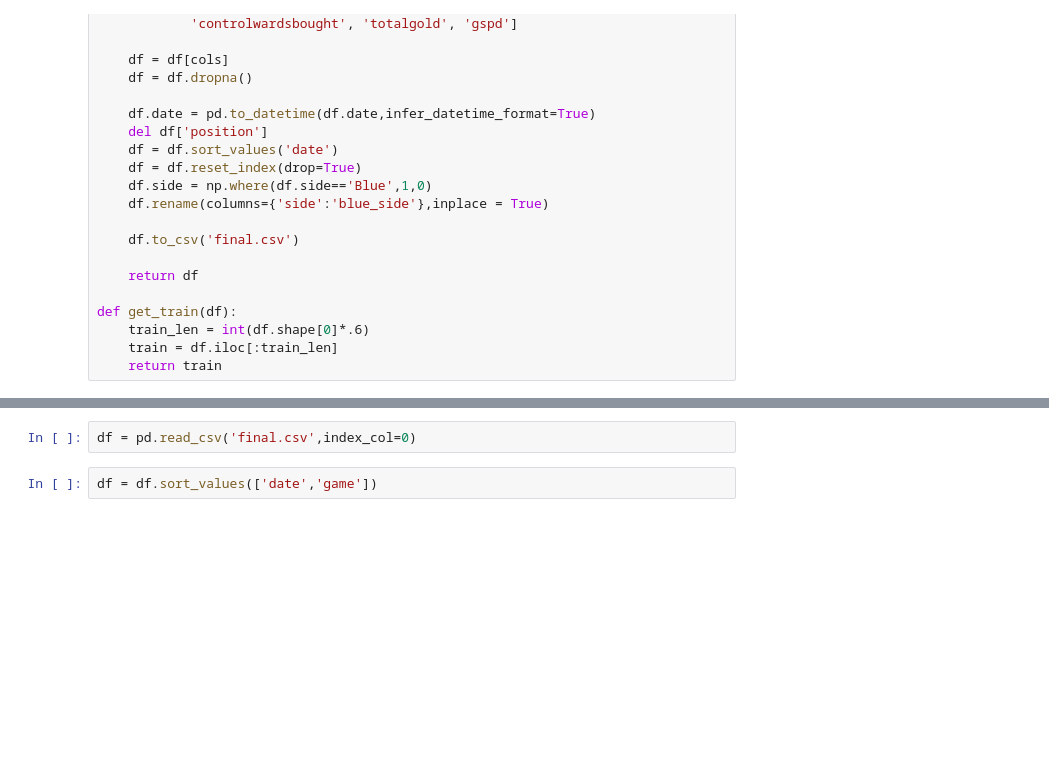
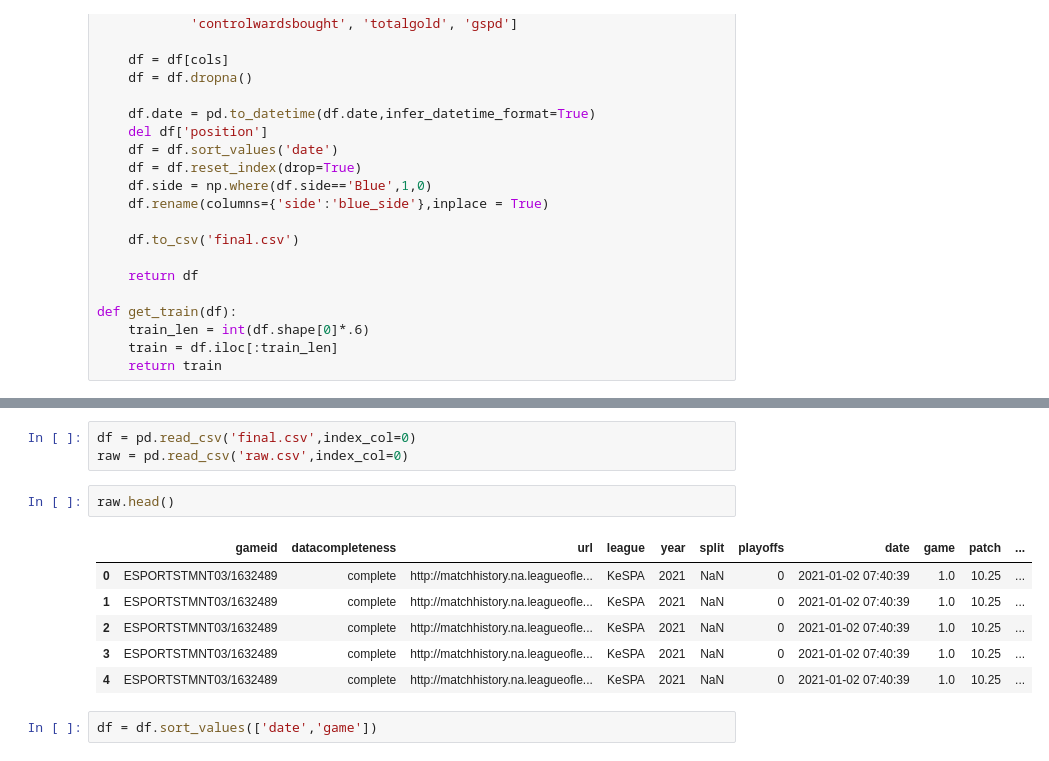
Before and after one commit to richie-p-meyer/league, a Jupyter notebook: scratch.ipynb, the cells around one changed output, grey strips where cells are left out. Drawn from its saved outputs; the diff is of its cells as text; blank space fills up the shorter version.

```diff
--- a/scratch.ipynb
+++ b/scratch.ipynb
@@ -73,5 +74,15 @@ From: https://drive.google.com/uc?id=1XXk2LO0CsNADBB1LRGOV5rUpyZdEZ8s2
 To: /Users/thegootch/codeup-data-science/league/lol_2023.csv
 # %%
 df = pd.read_csv('final.csv',index_col=0)
+raw = pd.read_csv('raw.csv',index_col=0)
+# %%
+raw.head()
+# %% [output]
+|  | gameid | datacompleteness | url | league | year | split | playoffs | date | game | patch | ... |
+| 0 | ESPORTSTMNT03/1632489 | complete | http://matchhistory.na.leagueofle... | KeSPA | 2021 | NaN | 0 | 2021-01-02 07:40:39 | 1.0 | 10.25 | ... |
+| 1 | ESPORTSTMNT03/1632489 | complete | http://matchhistory.na.leagueofle... | KeSPA | 2021 | NaN | 0 | 2021-01-02 07:40:39 | 1.0 | 10.25 | ... |
+| 2 | ESPORTSTMNT03/1632489 | complete | http://matchhistory.na.leagueofle... | KeSPA | 2021 | NaN | 0 | 2021-01-02 07:40:39 | 1.0 | 10.25 | ... |
+| 3 | ESPORTSTMNT03/1632489 | complete | http://matchhistory.na.leagueofle... | KeSPA | 2021 | NaN | 0 | 2021-01-02 07:40:39 | 1.0 | 10.25 | ... |
+| 4 | ESPORTSTMNT03/1632489 | complete | http://matchhistory.na.leagueofle... | KeSPA | 2021 | NaN | 0 | 2021-01-02 07:40:39 | 1.0 | 10.25 | ... |
 # %%
 df = df.sort_values(['date','game'])
```
Also changed, not shown: parts of 3 cells of this notebook.
